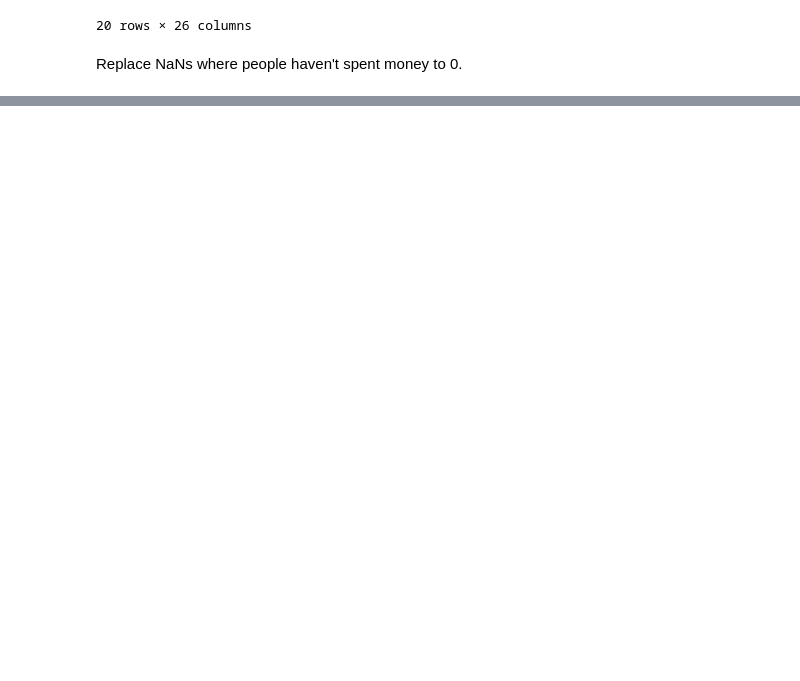
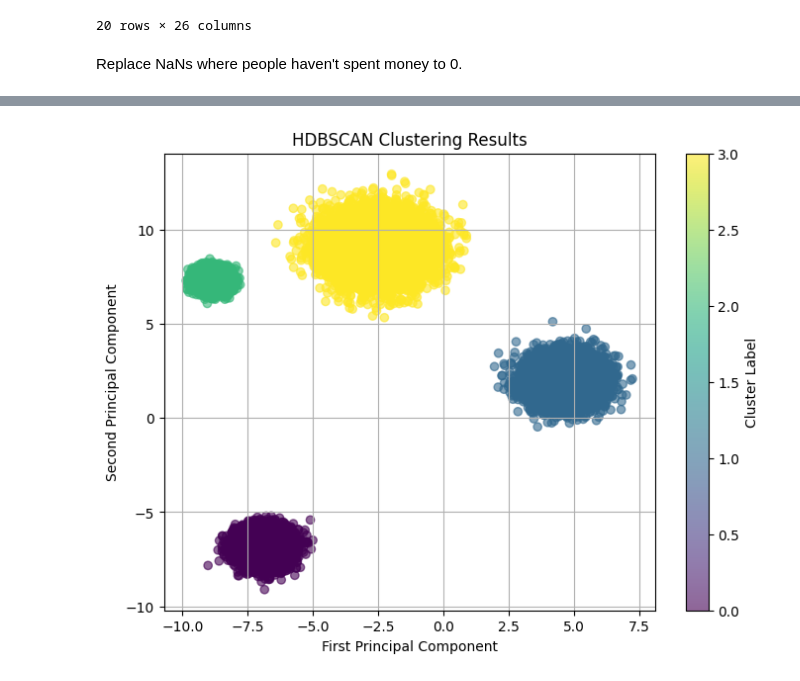
Before and after one commit to UoB-DSMP-2023-24/dsmp-2024-group-38, a Jupyter notebook: prepro-category-avg.ipynb, the cells around one changed output, grey strips where cells are left out. Drawn from its saved outputs; the diff is of its cells as text; code cells hidden in the pictures; blank space fills up the shorter version.

```diff
--- a/prepro-category-avg.ipynb
+++ b/prepro-category-avg.ipynb
@@ -94,0 +154,11 @@ per_category.head(10)
+# %%
+plt.figure(figsize=(8, 6))
+plt.scatter(X_train[:, 0], X_train[:, 1], c=test_clusters, cmap='viridis', alpha=0.6)
+plt.title("HDBSCAN Clustering Results")
+plt.xlabel("First Principal Component")
+plt.ylabel("Second Principal Component")
+plt.colorbar(label='Cluster Label')
+plt.grid(True)
+plt.show()
+# %% [output]
+[figure, added]
```
Also changed, not shown: parts of 8 cells of this notebook.
